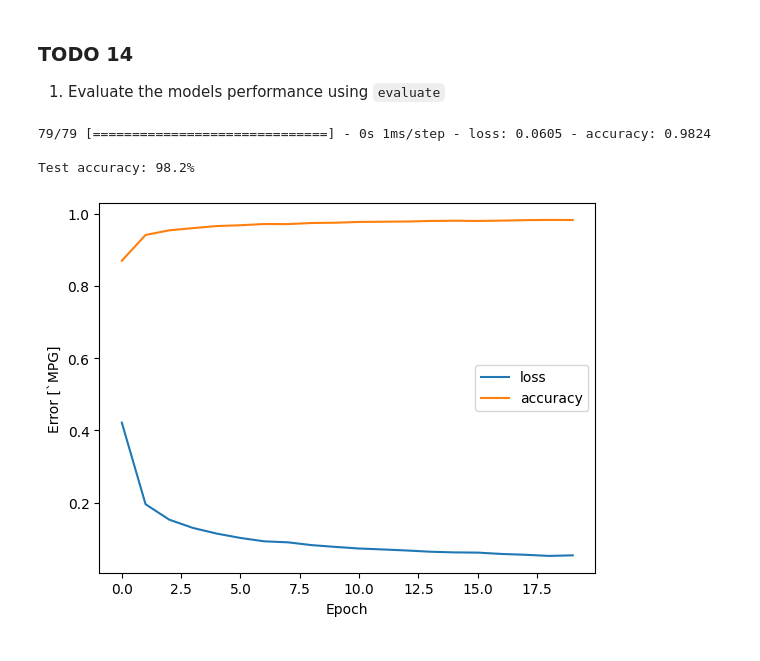
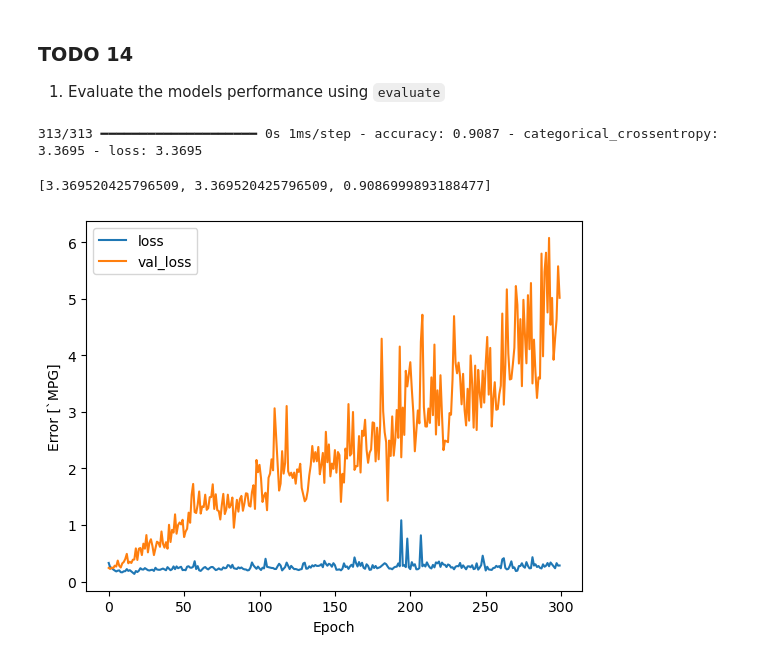
Before and after one commit to Abeoseh/deep_learning, a Jupyter notebook: labs/lab3/Lab3_MLP_SV.ipynb, the cells around one changed output. Saved outputs shown, nothing was run; the diff lists cells and outputs as text; code cells hidden in the pictures.

```diff
--- a/labs/lab3/Lab3_MLP_SV.ipynb
+++ b/labs/lab3/Lab3_MLP_SV.ipynb
@@ -762,7 +789,7 @@ Accuracy is the percent, or fraction, of correct predictions based on ground tru
 1. Using `compile` the model with above listed parameters.
 # %%
 optimizer = keras.optimizers.Adam(learning_rate=1e-2)
-model.compile(optimizer, loss = "mean_squared_error", metrics=["mean_squared_error", "mse", coeff_determination])
+model.compile(optimizer, loss = "categorical_crossentropy", metrics=["categorical_crossentropy", "accuracy"])
 # %%
 x_train.shape
 # %% [output]
@@ -775,9 +803,8 @@ x_train.shape
 
 1. Using `fit`, train the model and use `batch_size = 128`.
 # %%
+%%time
 # model.fit(x_train.to_numpy(), y_train.to_numpy(), epochs=300)
 
-history = model.fit(x = x_train.to_numpy(), y = y_train, epochs = 300,
+history = model.fit(x = x_train, y = y_train, epochs = 300, batch_size=128,
                 verbose = 0, validation_split = 0.2)
-
-plot_learning(history, "MPG", "loss", "val_loss")
@@ -804,10 +813,18 @@ Epoch 20/20
 
 1. Evaluate the models performance using `evaluate`
 # %%
+model.evaluate(x_test, y_test)
 # %% [output]
-79/79 [==============================] - 0s 1ms/step - loss: 0.0605 - accuracy: 0.9824
-
-Test accuracy: 98.2%
+313/313 ━━━━━━━━━━━━━━━━━━━━ 0s 1ms/step - accuracy: 0.9087 - categorical_crossentropy: 3.3695 - loss: 3.3695
+[3.369520425796509, 3.369520425796509, 0.9086999893188477]
+# %%
+def plot_learning(history, label: str, metric, val_metric):
+    plt.plot(history.history[metric], label=metric)
+    plt.plot(history.history[val_metric], label=val_metric)
+    plt.xlabel('Epoch')
+    plt.ylabel(f'Error [{label}]')
+    plt.legend()
 # %%
+plot_learning(history, "`MPG", "loss", "val_loss")
 # %% [output]
-[figure, old version]
+[figure, new version]
```
Also changed, not shown: parts of 16 cells of this notebook, 1 other file.
